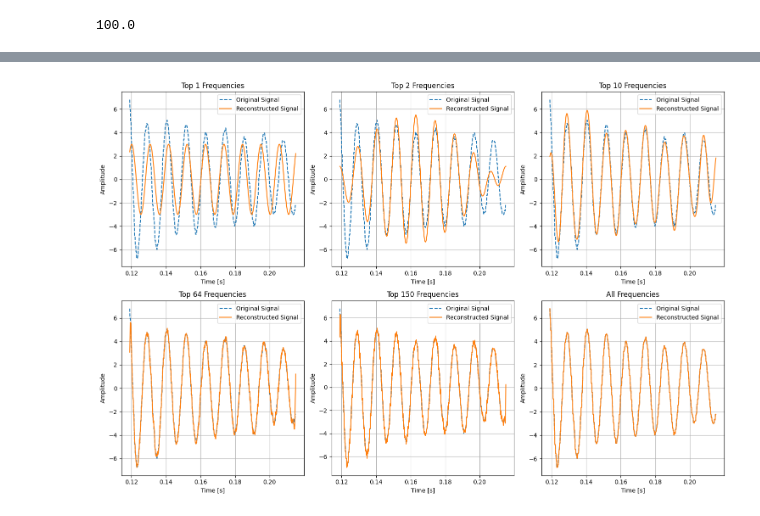
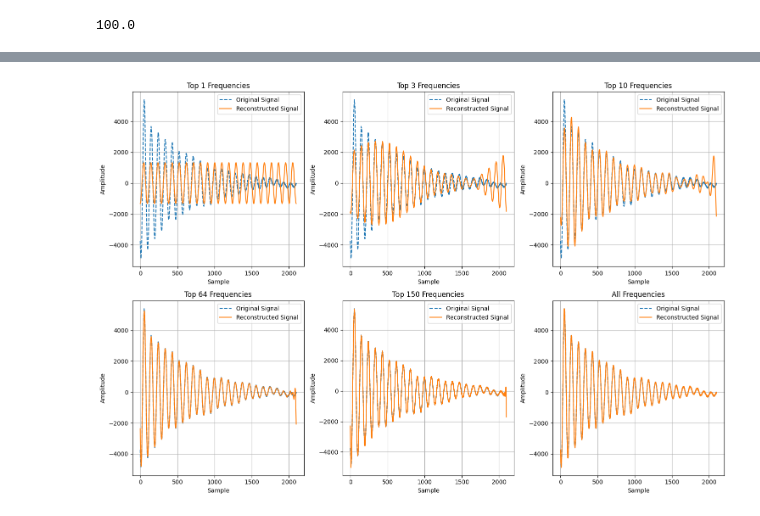
Before and after one commit to ChiragBusiness/FYP, a Jupyter notebook: fft.ipynb, the cells around one changed output, grey strips where cells are left out. Saved outputs shown, nothing was run; the diff lists cells and outputs as text; code cells hidden in the pictures.

```diff
--- a/fft.ipynb
+++ b/fft.ipynb
@@ -6,2 +8,2 @@ import seaborn as sns
 # %%
-data = pd.read_csv('Data/DatalogWithoutGraph.csv', index_col = "sample")
+# data = pd.read_csv('Data/DatalogWithoutGraph.csv', index_col = "sample")
@@ -140,8 +189,11 @@ pos_freq[0]
 100.0
 # %%
 #ok we gonna just isolate the highest frequency, and then inverse fft
+og_data = mean_endpoint_values[300:]
 
-fourier = np.fft.fft(relevant_data['EndPoint_X(um)'].values)
+fourier = np.fft.fft(og_data)
+# fourier = np.fft.fft(relevant_data['EndPoint_X(um)'].values)
+
 
 magnitude = np.abs(fourier)
 
@@ -151,6 +203,7 @@ isolated = np.zeros(len(fourier), dtype = complex)
 
 isolated[indxs] = fourier[indxs]
 
-plt.plot(relevant_data["Time (s)"].values, np.fft.ifft(isolated).real)
+# plt.plot(relevant_data["Time (s)"].values, np.fft.ifft(isolated).real)
+plt.plot(np.fft.ifft(isolated).real)
 # %% [output]
 [<matplotlib.lines.Line2D at 0x...>]
@@ -158,43 +211,48 @@ plt.plot(relevant_data["Time (s)"].values, np.fft.ifft(isolated).real)
 # %%
 #plotting the original signal and the reconstructed signal based on number of isolated frequencies
 
-n_frequencies_list = [1, 2, 10, 64, 150, 9999]
+n_frequencies_list = [1, 3, 10, 64, 150, 99999]
 
 # Creating 2x3 subplots
 fig, axs = plt.subplots(2, 3, figsize=(15, 10))
 axs = axs.flatten()  # Flatten the 2x3 matrix to a vector for easier indexing
 
 
 # Looping through the subplots
 for i, n_frequency in enumerate(n_frequencies_list):
 
     n_indices = n_frequency * 2  # Doubling the number of indices to account for negative frequencies
 
     # Isolating the top n_indices frequencies
     indxs = np.argsort(magnitude)[::-1][:n_indices]
     isolated = np.zeros(len(fourier), dtype=complex)
     isolated[indxs] = fourier[indxs]
 
     # Compute IFFT of the isolated frequencies
     reconstructed_signal = np.fft.ifft(isolated).real
 
     # Plotting original and reconstructed signals
-    axs[i].plot(relevant_data["Time (s)"].values, relevant_data['EndPoint_X(um)'].values, label='Original Signal', linestyle='dashed')
-    axs[i].plot(relevant_data["Time (s)"].values, reconstructed_signal, label='Reconstructed Signal', linestyle='solid')
+    # axs[i].plot(relevant_data["Time (s)"].values, relevant_data['EndPoint_X(um)'].values, label='Original Signal', linestyle='dashed')
+    axs[i].plot(og_data, label='Original Signal', linestyle='dashed')
+
+    # axs[i].plot(relevant_data["Time (s)"].values, reconstructed_signal, label='Reconstructed Signal', linestyle='solid')
+    axs[i].plot(reconstructed_signal, label='Reconstructed Signal', linestyle='solid')
+
     axs[i].legend()
-    axs[i].set_xlabel('Time [s]')
+    # axs[i].set_xlabel('Time [s]')
+    axs[i].set_xlabel('Sample')
     axs[i].set_ylabel('Amplitude')
-    if n_frequency == 9999:
+    if n_frequency == 99999:
         axs[i].set_title('All Frequencies')
     else:
         axs[i].set_title(f'Top {n_frequency} Frequencies')
     axs[i].grid(True)
 
 # Adjusting the layout and showing the plots
 plt.tight_layout()
 plt.show()
 # %% [output]
-[figure, old version]
+[figure, new version]
 # %%
 #what conclusions do we get from this?
 #idk lol
```
Also changed, not shown: parts of 21 cells of this notebook, 1 other file.
